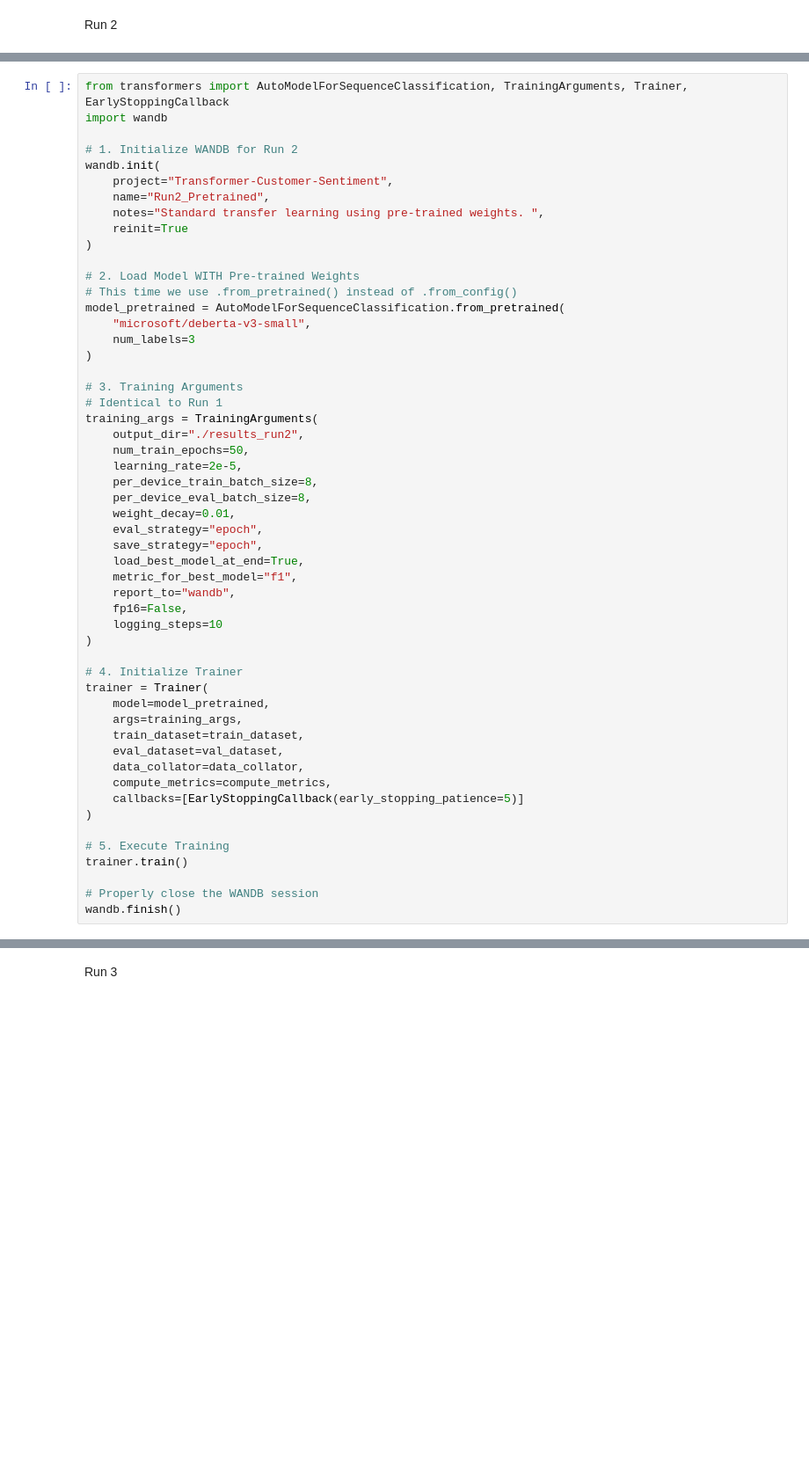
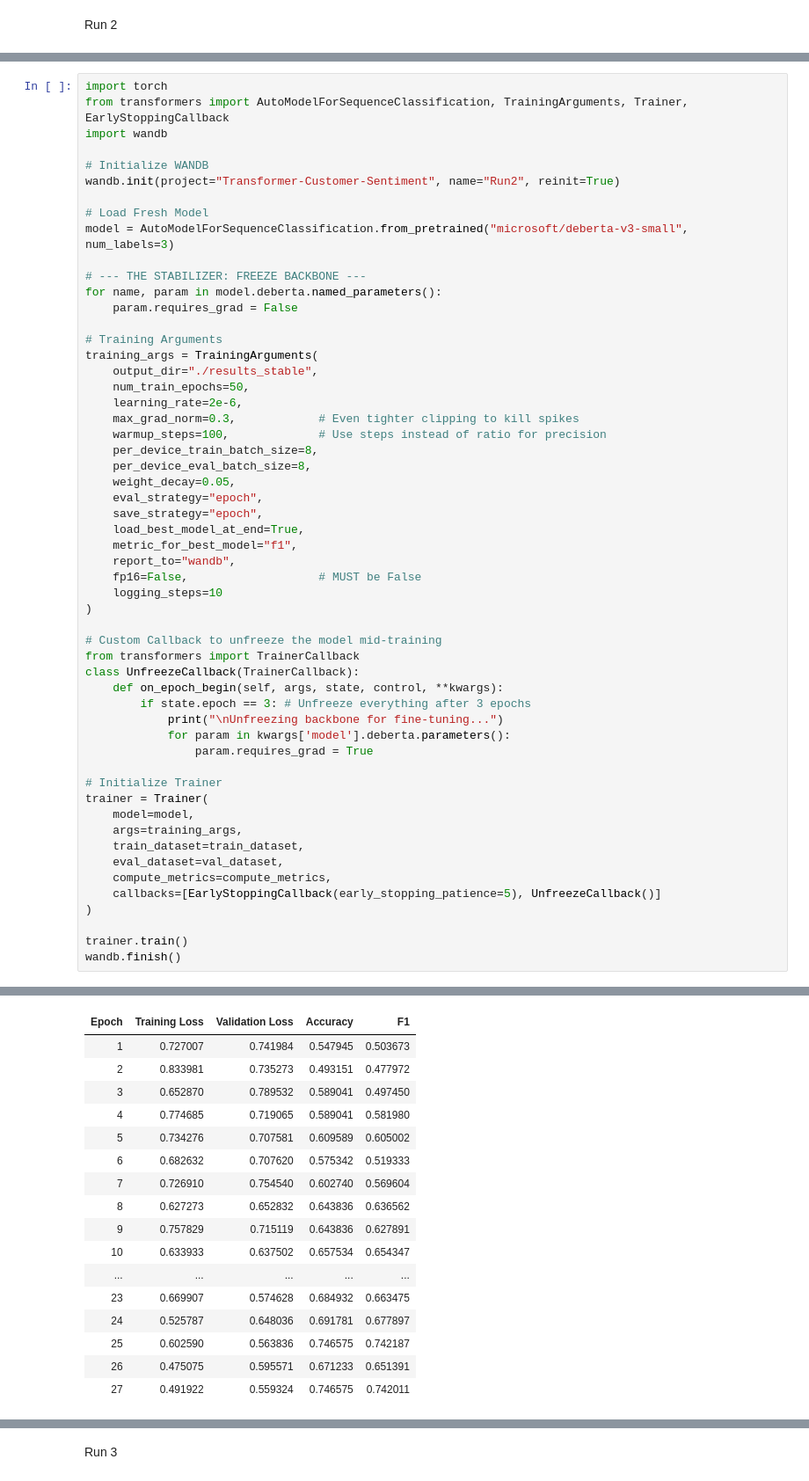
Before and after one commit to elifnurerdemir/Transformer-Customer-Service-Sentiment-Analysis, a Jupyter notebook: DI725_HW1.ipynb, the cells around one changed output, grey strips where cells are left out. Shown at 88% size. Drawn from its saved outputs; the diff is of its cells as text; blank space fills up the shorter version.

```diff
--- a/DI725_HW1.ipynb
+++ b/DI725_HW1.ipynb
@@ -524,54 +550,56 @@ Run 2
 # %%
+import torch
 from transformers import AutoModelForSequenceClassification, TrainingArguments, Trainer, EarlyStoppingCallback
 import wandb
 
-# 1. Initialize WANDB for Run 2
-wandb.init(
-    project="Transformer-Customer-Sentiment",
-    name="Run2_Pretrained",
-    notes="Standard transfer learning using pre-trained weights. ",
-    reinit=True
-)
+# Initialize WANDB
+wandb.init(project="Transformer-Customer-Sentiment", name="Run2", reinit=True)
 
-# 2. Load Model WITH Pre-trained Weights
-# This time we use .from_pretrained() instead of .from_config()
-model_pretrained = AutoModelForSequenceClassification.from_pretrained(
-    "microsoft/deberta-v3-small",
-    num_labels=3
-)
+# Load Fresh Model
+model = AutoModelForSequenceClassification.from_pretrained("microsoft/deberta-v3-small", num_labels=3)
 
-# 3. Training Arguments
-# Identical to Run 1
+# --- THE STABILIZER: FREEZE BACKBONE ---
+for name, param in model.deberta.named_parameters():
+    param.requires_grad = False
+
+# Training Arguments
 training_args = TrainingArguments(
-    output_dir="./results_run2",
+    output_dir="./results_stable",
     num_train_epochs=50,
-    learning_rate=2e-5,
+    learning_rate=2e-6,
+    max_grad_norm=0.3,            # Even tighter clipping to kill spikes
+    warmup_steps=100,             # Use steps instead of ratio for precision
     per_device_train_batch_size=8,
     per_device_eval_batch_size=8,
-    weight_decay=0.01,
+    weight_decay=0.05,
     eval_strategy="epoch",
     save_strategy="epoch",
     load_best_model_at_end=True,
     metric_for_best_model="f1",
     report_to="wandb",
-    fp16=False,
+    fp16=False,                   # MUST be False
     logging_steps=10
 )
 
-# 4. Initialize Trainer
+# Custom Callback to unfreeze the model mid-training
+from transformers import TrainerCallback
+class UnfreezeCallback(TrainerCallback):
+    def on_epoch_begin(self, args, state, control, **kwargs):
+        if state.epoch == 3: # Unfreeze everything after 3 epochs
+            print("\nUnfreezing backbone for fine-tuning...")
+            for param in kwargs['model'].deberta.parameters():
+                param.requires_grad = True
+
+# Initialize Trainer
 trainer = Trainer(
-    model=model_pretrained,
+    model=model,
     args=training_args,
     train_dataset=train_dataset,
     eval_dataset=val_dataset,
-    data_collator=data_collator,
     compute_metrics=compute_metrics,
-    callbacks=[EarlyStoppingCallback(early_stopping_patience=5)]
+    callbacks=[EarlyStoppingCallback(early_stopping_patience=5), UnfreezeCallback()]
 )
 
-# 5. Execute Training
 trainer.train()
-
-# Properly close the WANDB session
 wandb.finish()
 # %% [output]
@@ -607,0 +630,17 @@ Notes:
+| Epoch | Training Loss | Validation Loss | Accuracy | F1 |
+| 1 | 0.727007 | 0.741984 | 0.547945 | 0.503673 |
+| 2 | 0.833981 | 0.735273 | 0.493151 | 0.477972 |
+| 3 | 0.652870 | 0.789532 | 0.589041 | 0.497450 |
+| 4 | 0.774685 | 0.719065 | 0.589041 | 0.581980 |
+| 5 | 0.734276 | 0.707581 | 0.609589 | 0.605002 |
+| 6 | 0.682632 | 0.707620 | 0.575342 | 0.519333 |
+| 7 | 0.726910 | 0.754540 | 0.602740 | 0.569604 |
+| 8 | 0.627273 | 0.652832 | 0.643836 | 0.636562 |
+| 9 | 0.757829 | 0.715119 | 0.643836 | 0.627891 |
+| 10 | 0.633933 | 0.637502 | 0.657534 | 0.654347 |
+| ... | ... | ... | ... | ... |
+| 23 | 0.669907 | 0.574628 | 0.684932 | 0.663475 |
+| 24 | 0.525787 | 0.648036 | 0.691781 | 0.677897 |
+| 25 | 0.602590 | 0.563836 | 0.746575 | 0.742187 |
+| 26 | 0.475075 | 0.595571 | 0.671233 | 0.651391 |
+| 27 | 0.491922 | 0.559324 | 0.746575 | 0.742011 |
```
Also changed, not shown: parts of 20 cells of this notebook.
